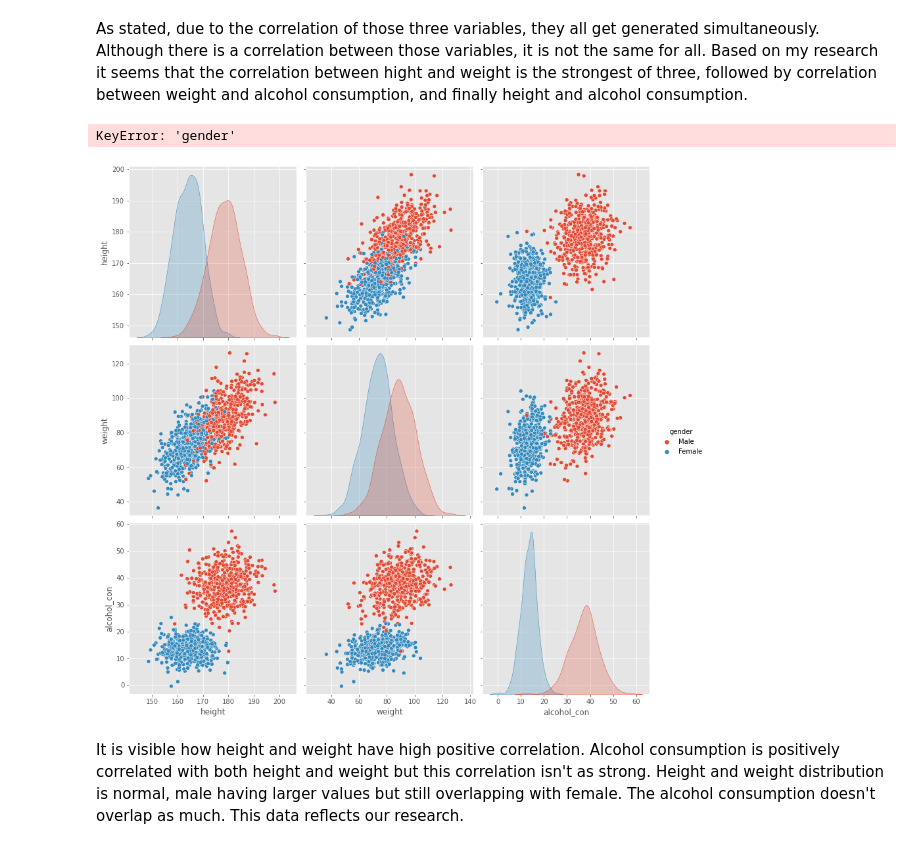
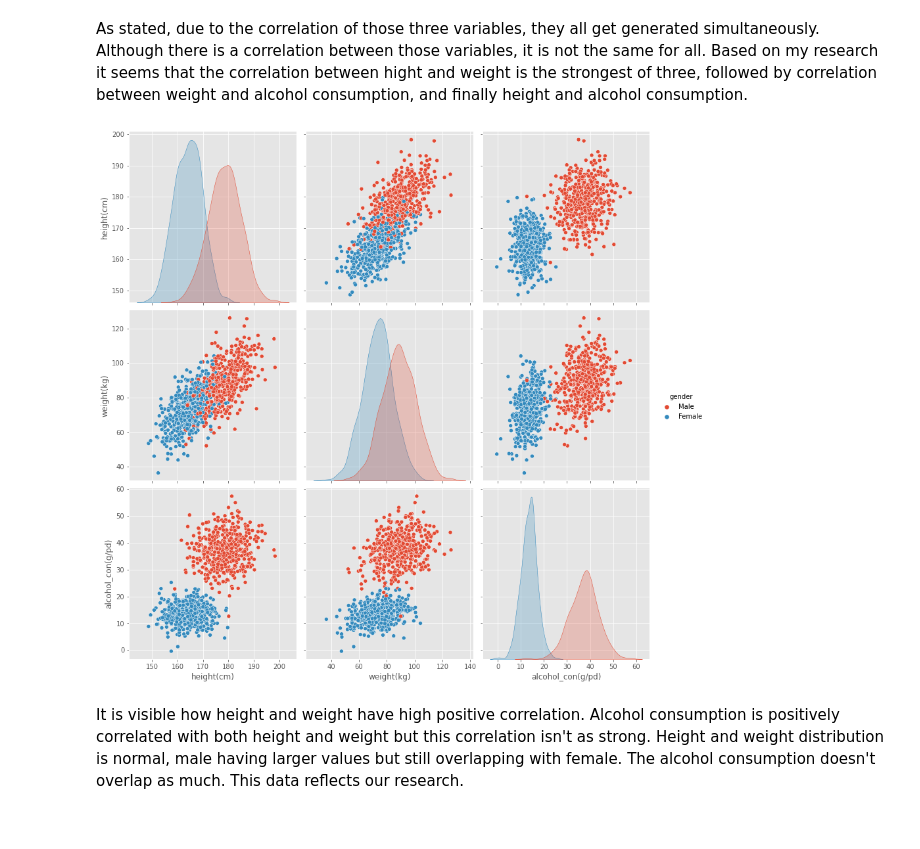
Before and after one commit to AnteDujic/Programming-for-Data-Analysis_project, a Jupyter notebook: bmi_ireland.ipynb, the cells around one changed output. Drawn from its saved outputs; the diff is of its cells as text; code cells hidden in the pictures.

Commit message:
Readme update + image

```diff
--- a/bmi_ireland.ipynb
+++ b/bmi_ireland.ipynb
@@ -267,19 +267,17 @@ def applyFunc(s):
 # Create an array based on gender
 hwac = df["gender"].apply(applyFunc)
 # Assign array elements [3]
-df["height"]= hwac.str[0]
-df["weight"]= hwac.str[1]
-df["alcohol_con"]= hwac.str[2]
+df["height(cm)"]= hwac.str[0]
+df["weight(kg)"]= hwac.str[1]
+df["alcohol_con(g/pd)"]= hwac.str[2]
-# %% [output]
-KeyError: 'gender'
 # %%
 # Filter out variables for plotting.
-hwac_df = df[["gender", "height", "weight", "alcohol_con"]]
+hwac_df = df[["gender", "height(cm)", "weight(kg)", "alcohol_con(g/pd)"]]
 # Plotting.
 sns.pairplot(data = hwac_df, hue = "gender", height = 4)
 plt.show()
 # %% [output]
-[figure, old version]
+[figure, new version]
 # %% [markdown]
 It is visible how height and weight have high positive correlation. Alcohol consumption is positively correlated with both height and weight but this correlation isn't as strong. Height and weight distribution is normal, male having larger values but still overlapping with female. The alcohol consumption doesn't overlap as much. This data reflects our research.
 # %% [markdown]
```
Also changed, not shown: parts of 15 cells of this notebook, 2 other files.
